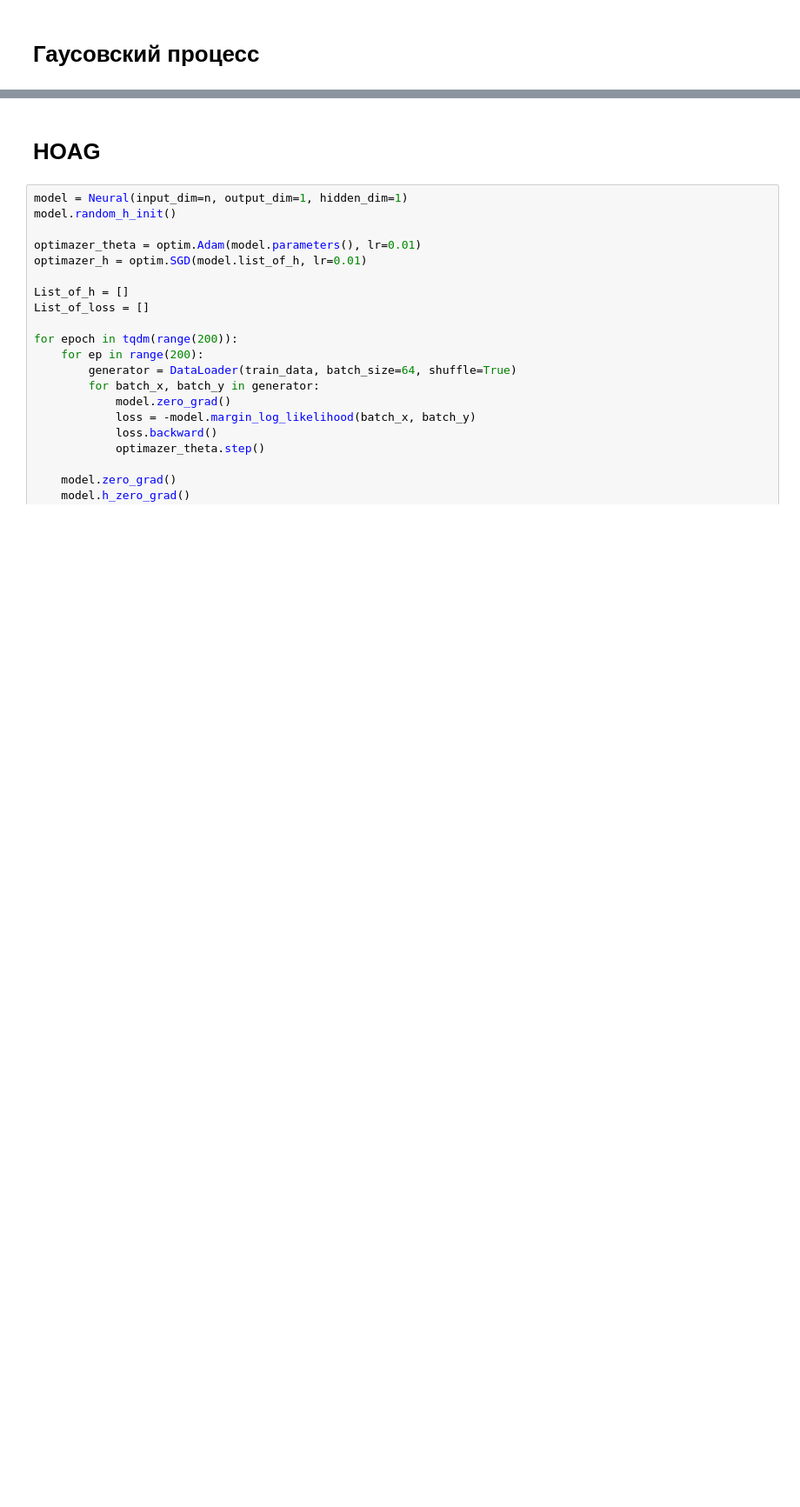
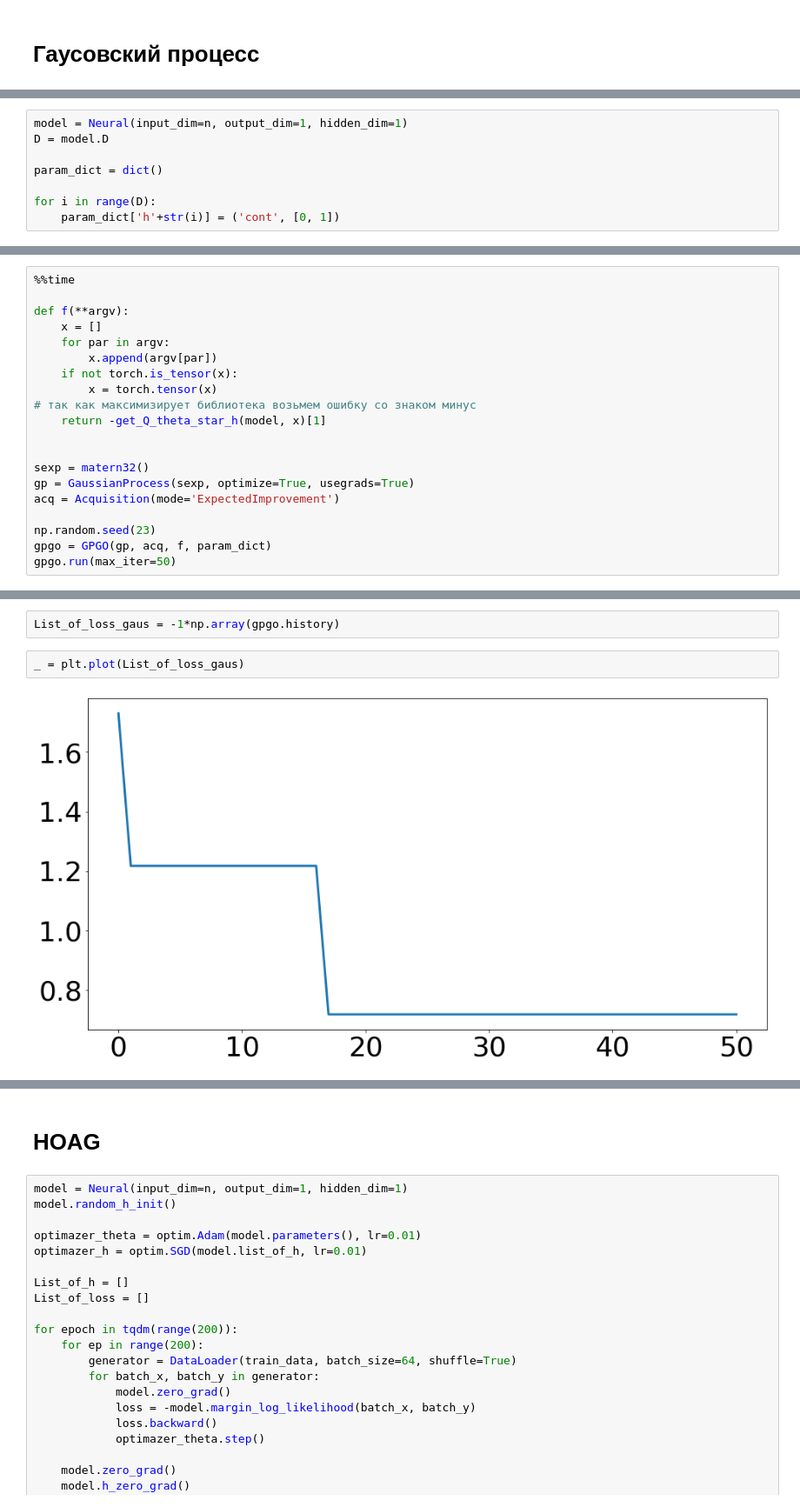
Before and after one commit to Intelligent-Systems-Phystech/model_selection, a Jupyter notebook: Grabovoy/practice_2/main.ipynb, the cells around one changed output, grey strips where cells are left out. Shown: that part at 87% size. Cells and saved outputs as stored; diff of their text form; blank space fills up the shorter version.

```diff
--- a/Grabovoy/practice_2/main.ipynb
+++ b/Grabovoy/practice_2/main.ipynb
@@ -207,0 +255,8 @@ _ = plt.plot([np.min(List_of_loss[:i]) for i in range(1, len(List_of_loss))])
+# %%
+model = Neural(input_dim=n, output_dim=1, hidden_dim=1)
+D = model.D
+
+param_dict = dict()
+
+for i in range(D):
+    param_dict['h'+str(i)] = ('cont', [0, 1])
@@ -207,0 +283,20 @@ _ = plt.plot([np.min(List_of_loss[:i]) for i in range(1, len(List_of_loss))])
+# %%
+%%time
+
+def f(**argv):
+    x = []
+    for par in argv:
+        x.append(argv[par])
+    if not torch.is_tensor(x):
+        x = torch.tensor(x)
+# так как максимизирует библиотека возьмем ошибку со знаком минус
+    return -get_Q_theta_star_h(model, x)[1]
+
+
+sexp = matern32()
+gp = GaussianProcess(sexp, optimize=True, usegrads=True)
+acq = Acquisition(mode='ExpectedImprovement')
+
+np.random.seed(23)
+gpgo = GPGO(gp, acq, f, param_dict)
+gpgo.run(max_iter=50)
@@ -207,0 +321,6 @@ _ = plt.plot([np.min(List_of_loss[:i]) for i in range(1, len(List_of_loss))])
+# %%
+List_of_loss_gaus = -1*np.array(gpgo.history)
+# %%
+_ = plt.plot(List_of_loss_gaus)
+# %% [output]
+[figure, added]
```
Also changed, not shown: parts of 15 cells of this notebook.
